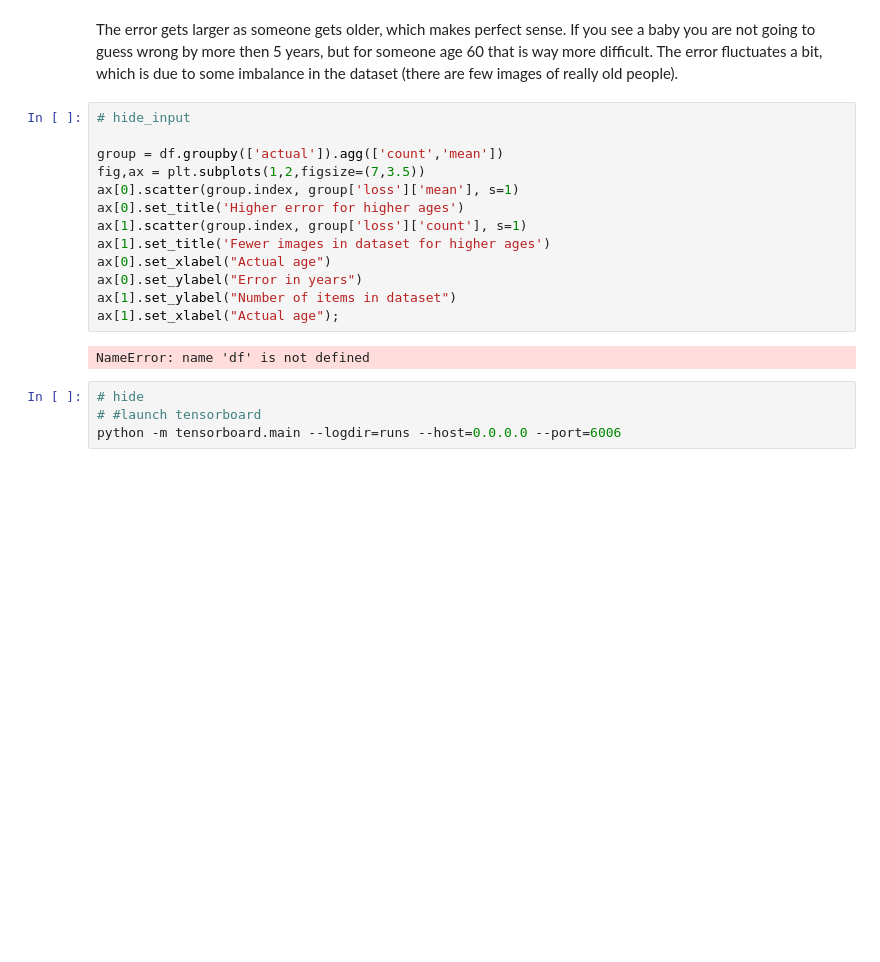
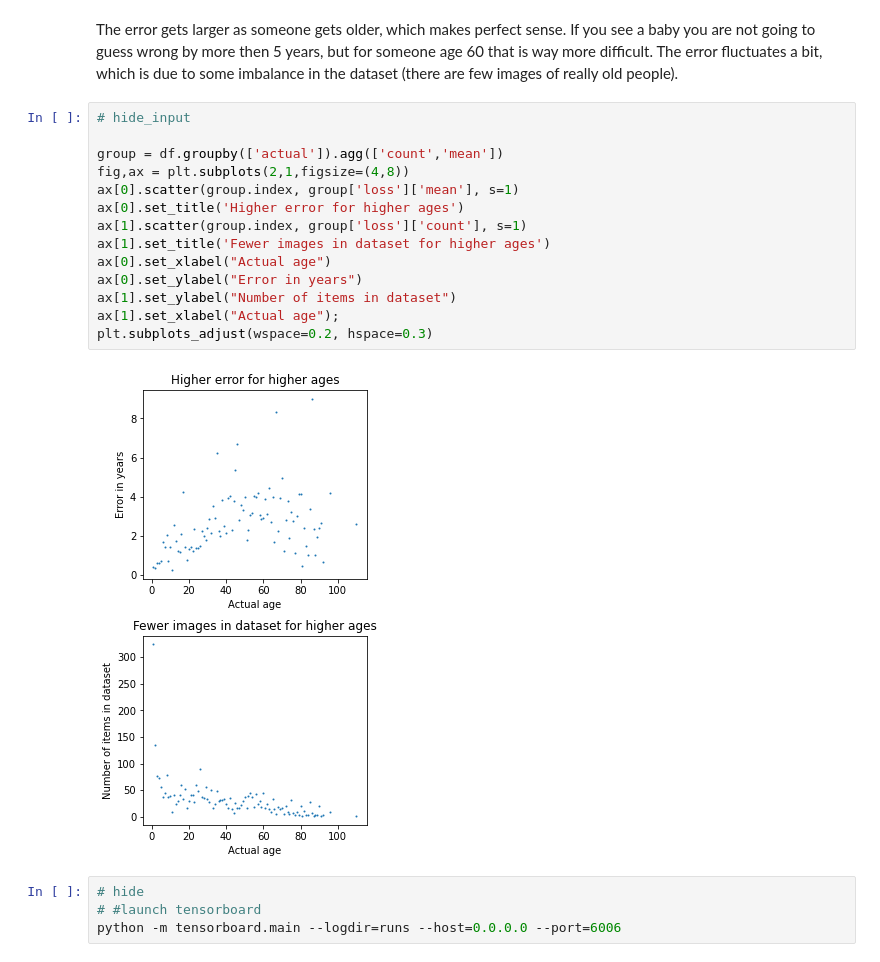
Before and after one commit to jvanelteren/age_prediction, a Jupyter notebook: 2020-11-15-age_pure_pytorch.ipynb, the cells around one changed output. Saved outputs shown, nothing was run; the diff lists cells and outputs as text; blank space fills up the shorter version.

```diff
--- a/2020-11-15-age_pure_pytorch.ipynb
+++ b/2020-11-15-age_pure_pytorch.ipynb
@@ -442,18 +437,19 @@ The error gets larger as someone gets older, which makes perfect sense. If you s
 # %%
 # hide_input
 
 group = df.groupby(['actual']).agg(['count','mean'])
-fig,ax = plt.subplots(1,2,figsize=(7,3.5))
+fig,ax = plt.subplots(2,1,figsize=(4,8))
 ax[0].scatter(group.index, group['loss']['mean'], s=1)
 ax[0].set_title('Higher error for higher ages')
 ax[1].scatter(group.index, group['loss']['count'], s=1)
 ax[1].set_title('Fewer images in dataset for higher ages')
 ax[0].set_xlabel("Actual age")
 ax[0].set_ylabel("Error in years")
 ax[1].set_ylabel("Number of items in dataset")
 ax[1].set_xlabel("Actual age");
+plt.subplots_adjust(wspace=0.2, hspace=0.3)
 # %% [output]
-NameError: name 'df' is not defined
+[figure, added]
 # %%
 # hide
 # #launch tensorboard
```
Also changed, not shown: parts of 9 cells of this notebook, 3 other files.
